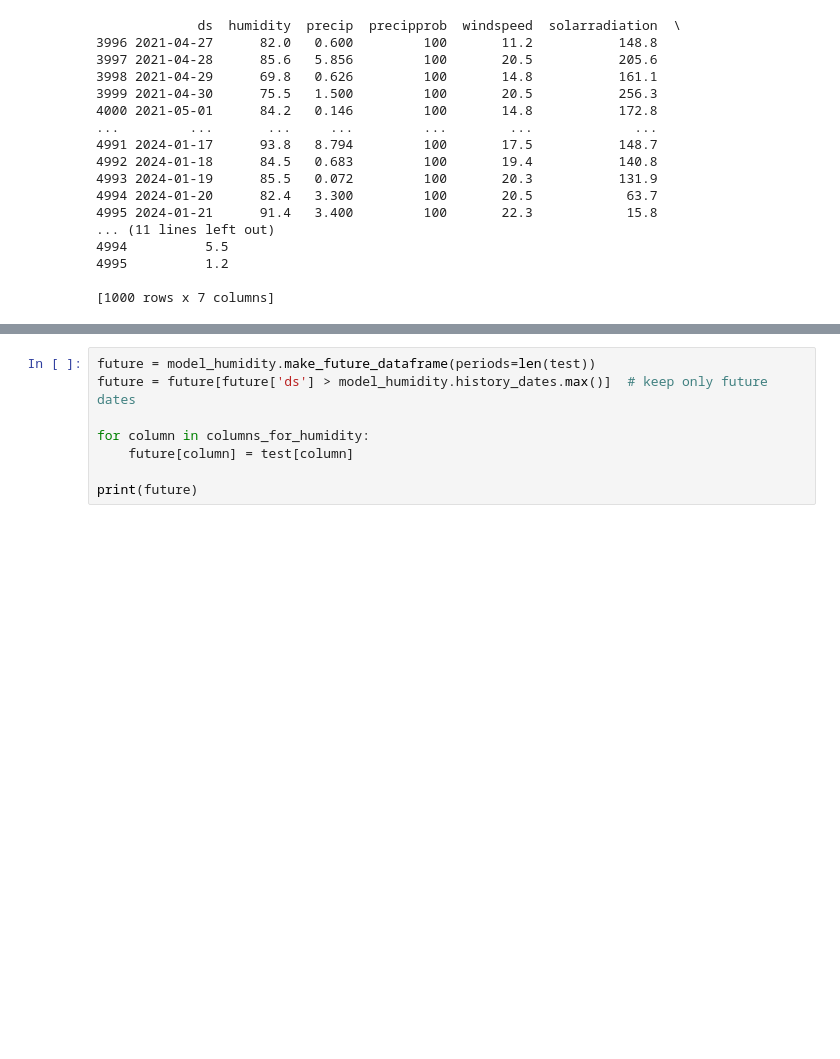
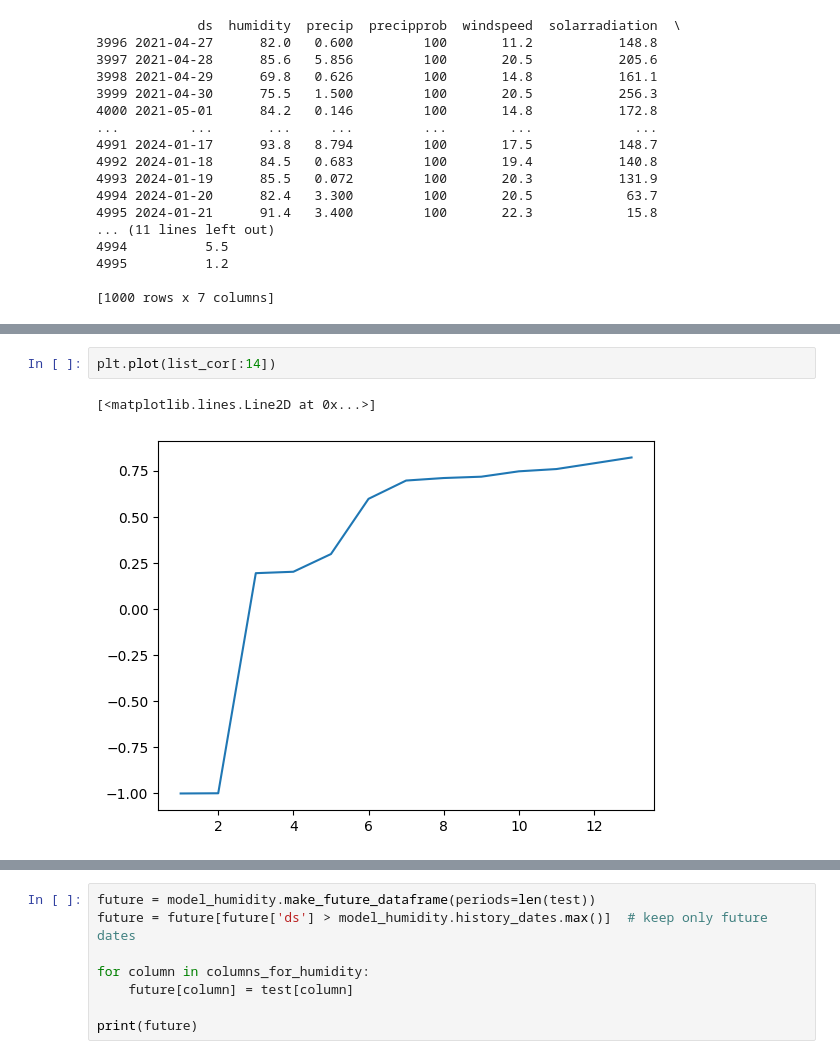
Before and after one commit to 10udCryp7/-Lab-Research-IOT-Weather-Tracking-for-Agriculture, a Jupyter notebook: Train Data/Prophet.ipynb, the cells around one changed output, grey strips where cells are left out. Drawn from its saved outputs; the diff is of its cells as text; blank space fills up the shorter version.

```diff
--- a/Train Data/Prophet.ipynb
+++ b/Train Data/Prophet.ipynb
@@ -95,0 +108,5 @@ fig1 = model_temp.plot(forecast)
+# %%
+plt.plot(list_cor[:14])
+# %% [output]
+[<matplotlib.lines.Line2D at 0x...>]
+[figure, added]
```
Also changed, not shown: parts of 12 cells of this notebook, 19 other files.
